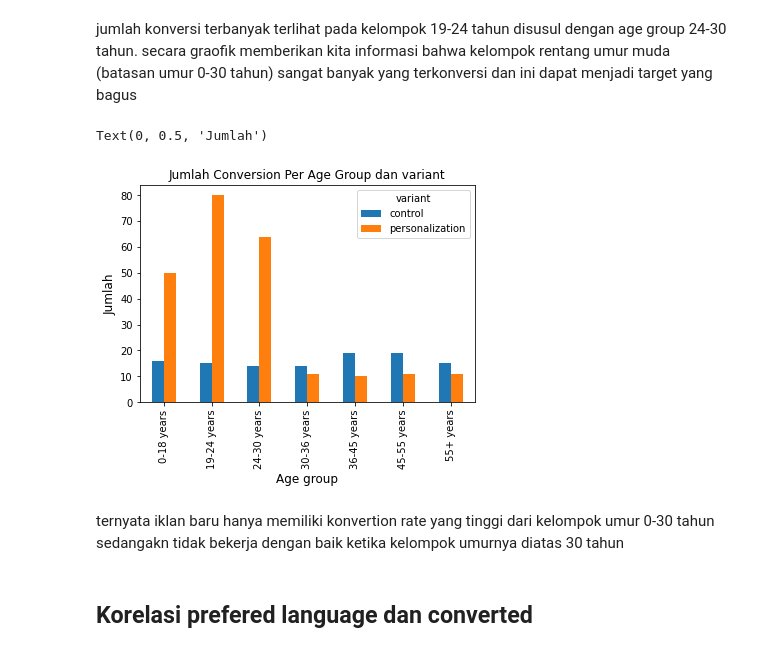
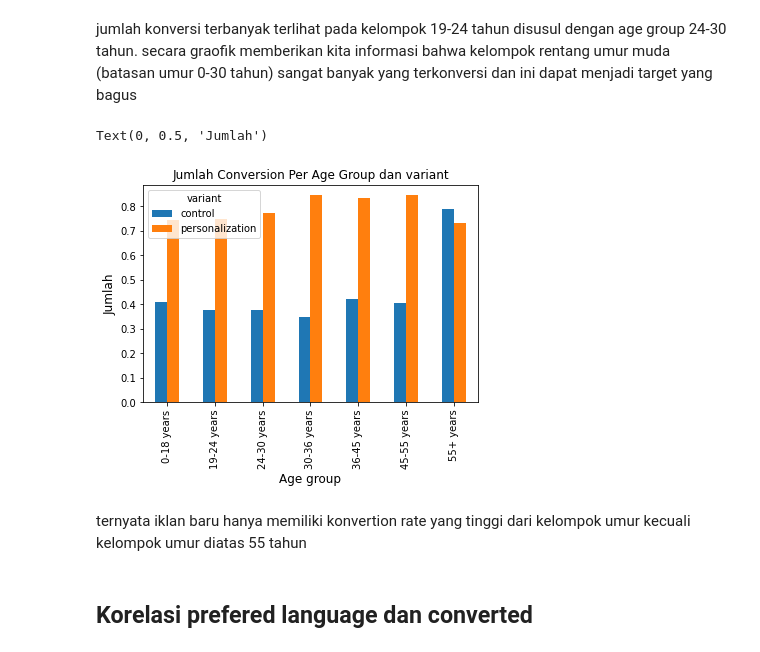
Before and after one commit to bayuzen19/Business-Inteligence-Batch-3, a Jupyter notebook: Day_19_&_20_Case_Study_A_B_Testing_atau_Uplift_Modelling_bayuzen_ahmad.ipynb, the cells around one changed output. Saved outputs shown, nothing was run; the diff lists cells and outputs as text; code cells hidden in the pictures.

```diff
--- a/Day_19_&_20_Case_Study_A_B_Testing_atau_Uplift_Modelling_bayuzen_ahmad.ipynb
+++ b/Day_19_&_20_Case_Study_A_B_Testing_atau_Uplift_Modelling_bayuzen_ahmad.ipynb
@@ -260,15 +260,15 @@ Text(0, 0.5, 'Jumlah')
 # %% [markdown]
 jumlah konversi terbanyak terlihat pada kelompok 19-24 tahun disusul dengan age group 24-30 tahun. secara graofik memberikan kita informasi bahwa kelompok rentang umur muda (batasan umur 0-30 tahun) sangat banyak yang terkonversi dan ini dapat menjadi target yang bagus
 # %%
-age_conversion = df.groupby(["age_group","variant"])["conversion"].sum().unstack()
+age_conversion = df.groupby(["age_group","variant"])["conversion"].mean().unstack()
 age_conversion.plot(kind="bar").set_title("Jumlah Conversion Per Age Group dan variant",fontsize=12)
 plt.xlabel("Age group",fontsize=12)
 plt.ylabel("Jumlah",fontsize=12)
 # %% [output]
 Text(0, 0.5, 'Jumlah')
-[figure, old version]
+[figure, new version]
 # %% [markdown]
-ternyata iklan baru hanya memiliki konvertion rate yang tinggi dari kelompok umur 0-30 tahun sedangakn tidak bekerja dengan baik ketika kelompok umurnya diatas 30 tahun
+ternyata iklan baru hanya memiliki konvertion rate yang tinggi dari kelompok umur kecuali kelompok umur diatas 55 tahun
 # %% [markdown]
 ## Korelasi prefered language dan converted
 # %%
```
Also changed, not shown: parts of 1 cell of this notebook.
